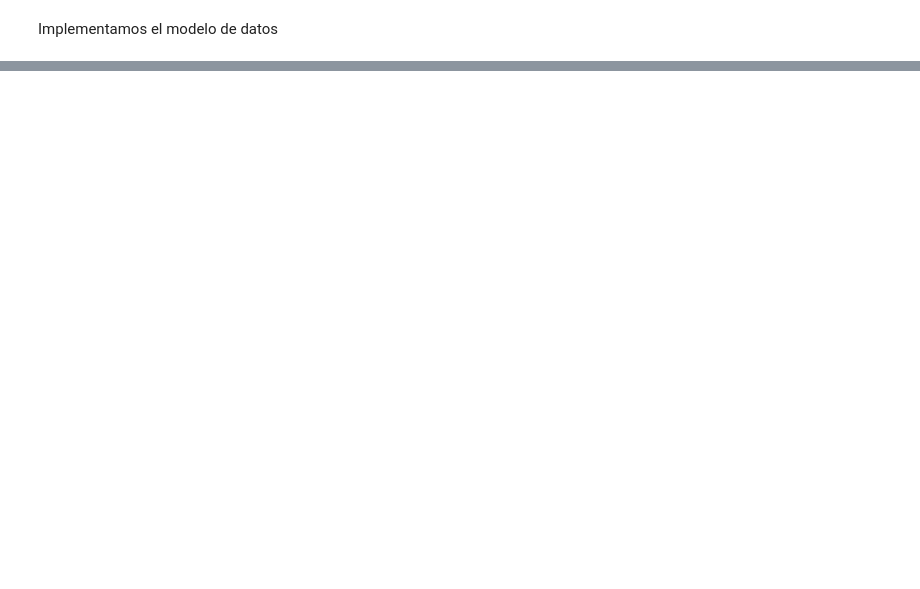
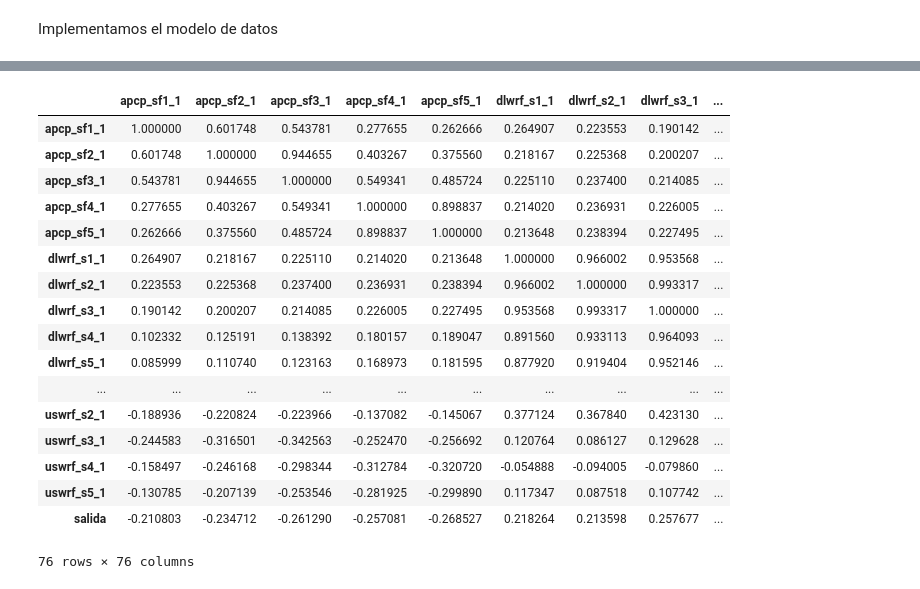
Before and after one commit to cabamarcos/Machine-Learning-Prediccion-de-produccion-electrica-solar, a Jupyter notebook: TrabajoFinalAA.ipynb, the cells around one changed output, grey strips where cells are left out. Saved outputs shown, nothing was run; the diff lists cells and outputs as text; code cells hidden in the pictures; blank space fills up the shorter version.

```diff
--- a/TrabajoFinalAA.ipynb
+++ b/TrabajoFinalAA.ipynb
@@ -29,5 +34,8 @@ from sklearn.model_selection import cross_val_score, KFold
 # %% [markdown]
 Implementamos el modelo de datos
 # %%
-disp_df = pd.read_csv("disp_st27ns1.txt.bz2", compression="bz2",index_col=0)
+datos = pd.read_csv("disp_st27ns1.txt.bz2", compression="bz2",index_col=0)
 #comp_df = pd.read_csv("comp_st27ns1.txt.bz2",compression="bz2",index_col=0)
+# %%
+pd.options.display.max_rows = 100
+datos
@@ -33,0 +81,21 @@ disp_df = pd.read_csv("disp_st27ns1.txt.bz2", compression="bz2",index_col=0)
+# %%
+correlacion = datos.corr()
+# %% [output]
+|  | apcp_sf1_1 | apcp_sf2_1 | apcp_sf3_1 | apcp_sf4_1 | apcp_sf5_1 | dlwrf_s1_1 | dlwrf_s2_1 | dlwrf_s3_1 | ... |
+| apcp_sf1_1 | 1.000000 | 0.601748 | 0.543781 | 0.277655 | 0.262666 | 0.264907 | 0.223553 | 0.190142 | ... |
+| apcp_sf2_1 | 0.601748 | 1.000000 | 0.944655 | 0.403267 | 0.375560 | 0.218167 | 0.225368 | 0.200207 | ... |
+| apcp_sf3_1 | 0.543781 | 0.944655 | 1.000000 | 0.549341 | 0.485724 | 0.225110 | 0.237400 | 0.214085 | ... |
+| apcp_sf4_1 | 0.277655 | 0.403267 | 0.549341 | 1.000000 | 0.898837 | 0.214020 | 0.236931 | 0.226005 | ... |
+| apcp_sf5_1 | 0.262666 | 0.375560 | 0.485724 | 0.898837 | 1.000000 | 0.213648 | 0.238394 | 0.227495 | ... |
+| dlwrf_s1_1 | 0.264907 | 0.218167 | 0.225110 | 0.214020 | 0.213648 | 1.000000 | 0.966002 | 0.953568 | ... |
+| dlwrf_s2_1 | 0.223553 | 0.225368 | 0.237400 | 0.236931 | 0.238394 | 0.966002 | 1.000000 | 0.993317 | ... |
+| dlwrf_s3_1 | 0.190142 | 0.200207 | 0.214085 | 0.226005 | 0.227495 | 0.953568 | 0.993317 | 1.000000 | ... |
+| dlwrf_s4_1 | 0.102332 | 0.125191 | 0.138392 | 0.180157 | 0.189047 | 0.891560 | 0.933113 | 0.964093 | ... |
+| dlwrf_s5_1 | 0.085999 | 0.110740 | 0.123163 | 0.168973 | 0.181595 | 0.877920 | 0.919404 | 0.952146 | ... |
+| ... | ... | ... | ... | ... | ... | ... | ... | ... | ... |
+| uswrf_s2_1 | -0.188936 | -0.220824 | -0.223966 | -0.137082 | -0.145067 | 0.377124 | 0.367840 | 0.423130 | ... |
+| uswrf_s3_1 | -0.244583 | -0.316501 | -0.342563 | -0.252470 | -0.256692 | 0.120764 | 0.086127 | 0.129628 | ... |
+| uswrf_s4_1 | -0.158497 | -0.246168 | -0.298344 | -0.312784 | -0.320720 | -0.054888 | -0.094005 | -0.079860 | ... |
+| uswrf_s5_1 | -0.130785 | -0.207139 | -0.253546 | -0.281925 | -0.299890 | 0.117347 | 0.087518 | 0.107742 | ... |
+| salida | -0.210803 | -0.234712 | -0.261290 | -0.257081 | -0.268527 | 0.218264 | 0.213598 | 0.257677 | ... |
+76 rows × 76 columns
```
Also changed, not shown: parts of 8 cells of this notebook.
